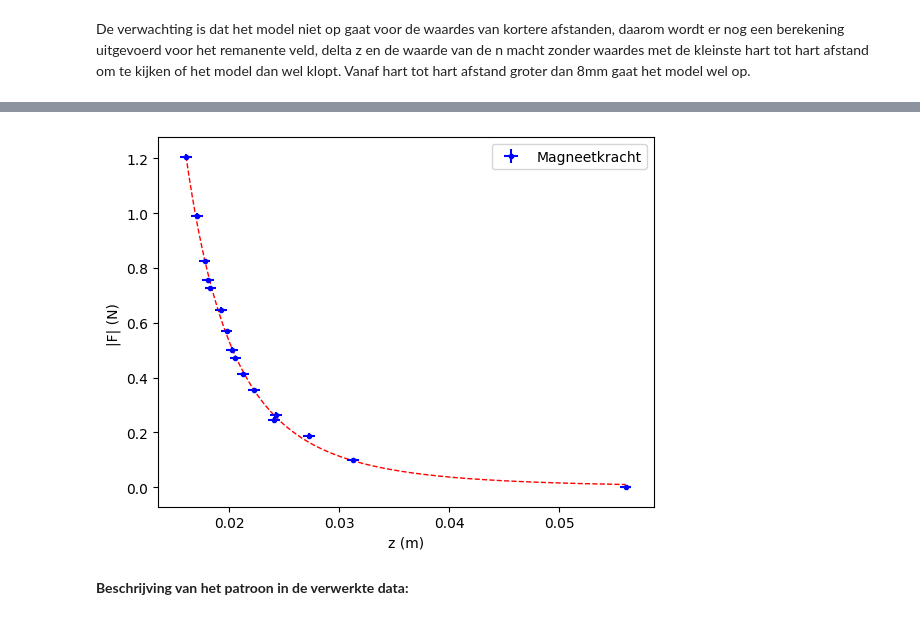
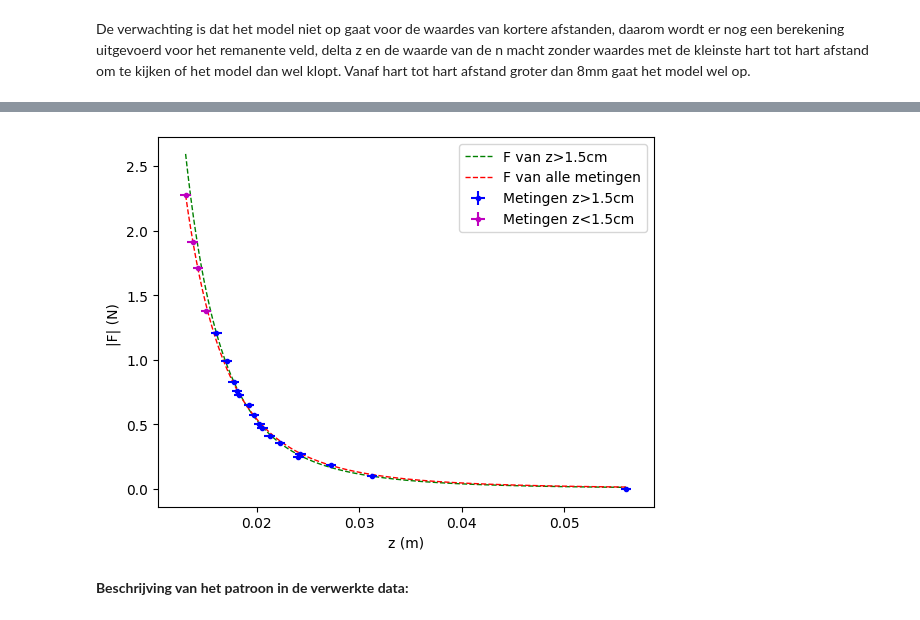
Before and after one commit to Emcrypted-Dev/practicum131023, a Jupyter notebook: IE1_labjournaal_NL.ipynb, the cells around one changed output, grey strips where cells are left out. Saved outputs shown, nothing was run; the diff lists cells and outputs as text; code cells hidden in the pictures.

```diff
--- a/IE1_labjournaal_NL.ipynb
+++ b/IE1_labjournaal_NL.ipynb
@@ -456,17 +455,17 @@ De verwachting is dat het model niet op gaat voor de waardes van kortere afstand
 def funcwitherror(z, dz, a):
     return a / ((z + dz) ** 4)
 
-z = np.concatenate((z_af[:], z_aan[:6]))
-F = np.concatenate((F_af[:], F_aan[:6]))
+z_larger_distances = np.concatenate((z_af[:], z_aan[:6]))
+F_larger_distances = np.concatenate((F_af[:], F_aan[:6]))
 
-val, cov = curve_fit(funcwitherror, z, F)
+val_larger_distances, cov_larger_distances = curve_fit(funcwitherror, z_larger_distances, F_larger_distances)
 
-print("The Delta z is", val[0], "\u00B1", np.sqrt(cov[0, 0]), "m.")
-print("The a met een Delta z is", val[1], "\u00B1", np.sqrt(cov[1, 1]), "Nm^4")
+print("The Delta z is", val_larger_distances[0], "\u00B1", np.sqrt(cov_larger_distances[0, 0]), "m.")
+print("The a met een Delta z is", val_larger_distances[1], "\u00B1", np.sqrt(cov_larger_distances[1, 1]), "Nm^4")
 
 #Berekening van het remanente veld
-a = val[1]
-u_a = np.sqrt(cov[1, 1])
+a_larger_distances = val_larger_distances[1]
+u_a_larger_distances = np.sqrt(cov[1, 1])
 h_magneet = 0.005  #m
 u_h_magneet = 0.0001  #m
 d_magneet = 0.01  #m
@@ -480,21 +479,20 @@ def br_func(a, d, h):
 
 
 u_Br = np.sqrt(
-    (((br_func(a + u_a, d_magneet, h_magneet) - br_func(a - u_a, d_magneet, h_magneet)) / 2) ** 2) +
-    (((br_func(a, d_magneet + u_d_magneet, h_magneet) - br_func(a, d_magneet - u_d_magneet, h_magneet)) / 2) ** 2) +
-    (((br_func(a, d_magneet, h_magneet + u_h_magneet) - br_func(a, d_magneet,
-                                                                h_magneet - u_h_magneet)) / 2) ** 2))  #Functional method
-print("Het remanente veld is: {:.5e} \u00B1 {:.5e} T".format(br_func(a, d_magneet, h_magneet), u_Br))
+    (((br_func(a_larger_distances + u_a_larger_distances, d_magneet, h_magneet) - br_func(a_larger_distances - u_a_larger_distances, d_magneet, h_magneet)) / 2) ** 2) +
+    (((br_func(a_larger_distances, d_magneet + u_d_magneet, h_magneet) - br_func(a_larger_distances, d_magneet - u_d_magneet, h_magneet)) / 2) ** 2) +
+    (((br_func(a_larger_distances, d_magneet, h_magneet + u_h_magneet) - br_func(a_larger_distances, d_magneet, h_magneet - u_h_magneet)) / 2) ** 2))  #Functional method
+print("Het remanente veld is: {:.5e} \u00B1 {:.5e} T".format(br_func(a_larger_distances, d_magneet, h_magneet), u_Br))
 
 #Strijdigheidsanalyse: verschil tussen officiële waarde en gemeten waarde is > 2x onzekerheid -> strijdig
 officieleWaardeMaximum = 1.32
 officielewaardeMinimum = 1.29
-if np.abs(officielewaardeMinimum - br_func(a, d_magneet, h_magneet)) - 2 * u_Br >= 0:
+if np.abs(officielewaardeMinimum - br_func(a_larger_distances, d_magneet, h_magneet)) - 2 * u_Br >= 0:
     print("Minimumwaarde en gemeten waarde zijn strijdig")
 else:
     print("Minimumwaarde en gemeten waarde zijn niet strijdig")
 
-if(np.abs(officieleWaardeMaximum - br_func(a, d_magneet, h_magneet)) - 2 * u_Br >= 0):
+if(np.abs(officieleWaardeMaximum - br_func(a_larger_distances, d_magneet, h_magneet)) - 2 * u_Br >= 0):
     print("Maximumwaarde en gemeten waarde zijn strijdig")
 else:
     print("Maximumwaarde en gemeten waarde zijn niet strijdig")
@@ -504,7 +502,7 @@ def func_azn(z, a, n):  #Functie F=a*z^n definiëren
     return a * (z ** n)
 
 #Fit functie voor de n macht
-val_azn, cov_azn = curve_fit(func_azn, z, F,
+val_azn, cov_azn = curve_fit(func_azn, z_larger_distances, F_larger_distances,
                              p0=[val[0], -4])
 print("De waarde van a met een variabele n is", val_azn[0], "+/-", np.sqrt(cov_azn[0, 0]), "Nm^4")
 print("De waarde van n is", val_azn[1], "+/-", np.sqrt(cov_azn[1, 1]))  #Waardes en onzekerheden printen
@@ -512,20 +510,31 @@ print("De waarde van n is", val_azn[1], "+/-", np.sqrt(cov_azn[1, 1]))  #Waardes
 #plotten grafiek met delta z, met z>8mm
 plt.figure()
 
-min_value_z = min(z)
+min_value_z_larger_distances = min(z_larger_distances)
+max_value_z_larger_distances = max(z_larger_distances)
+
+x_larger_distances = np.linspace(min_value_z, max_value_z_larger_distances, 1000)
+y_larger_distances = funcwitherror(x_larger_distances, val_larger_distances[0], val_larger_distances[1])
+
+plt.plot(x_larger_distances, y_larger_distances, 'g--', linewidth=1, label="F van z>1.5cm")
+
+
 max_value_z = max(z)
 
 x = np.linspace(min_value_z, max_value_z, 1000)
 y = funcwitherror(x, val[0], val[1])
 
-plt.plot(x, y, 'r--', linewidth=1)
+plt.plot(x, y, 'r--', linewidth=1, label="F van alle metingen")
 
 plt.xlabel("z (m)")
 plt.ylabel("|F| (N) ")
-plt.errorbar(z, F, u_F, u_z, 'b.', label="Magneetkracht")
+plt.errorbar(z_larger_distances, F_larger_distances, u_F, u_z, 'b.', label="Metingen z>1.5cm")
+plt.errorbar(z_aan[6:], F_aan[6:], u_F, u_z, 'm.', label="Metingen z<1.5cm")
 plt.legend()
 plt.savefig("dZ_met_F_grafiek_errorbar_z_larger_8mm.png", dpi=1200)
 plt.show()
+
+#Plotten mooie grafiek met alles erin
 # %% [output]
 The Delta z is 0.0012121638863562697 ± 0.0003783857991861726 m.
 The a met een Delta z is 1.073504795630682e-07 ± 8.519085432197829e-09 Nm^4
@@ -537,4 +546,4 @@ De waarde van n is -3.758479956668219 +/- 0.06982512419363666
-[figure, old version]
+[figure, new version]
 # %% [markdown]
 **Beschrijving van het patroon in de verwerkte data:**
 # %%
```
Also changed, not shown: parts of 2 cells of this notebook.
